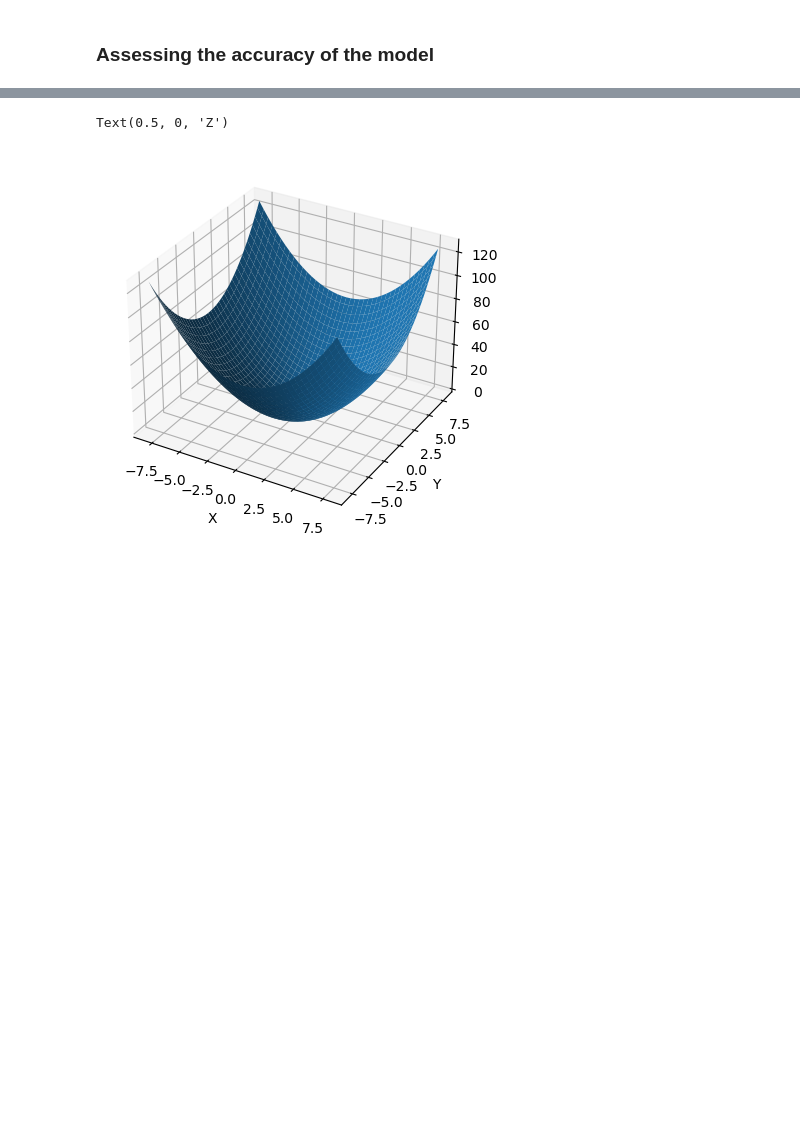
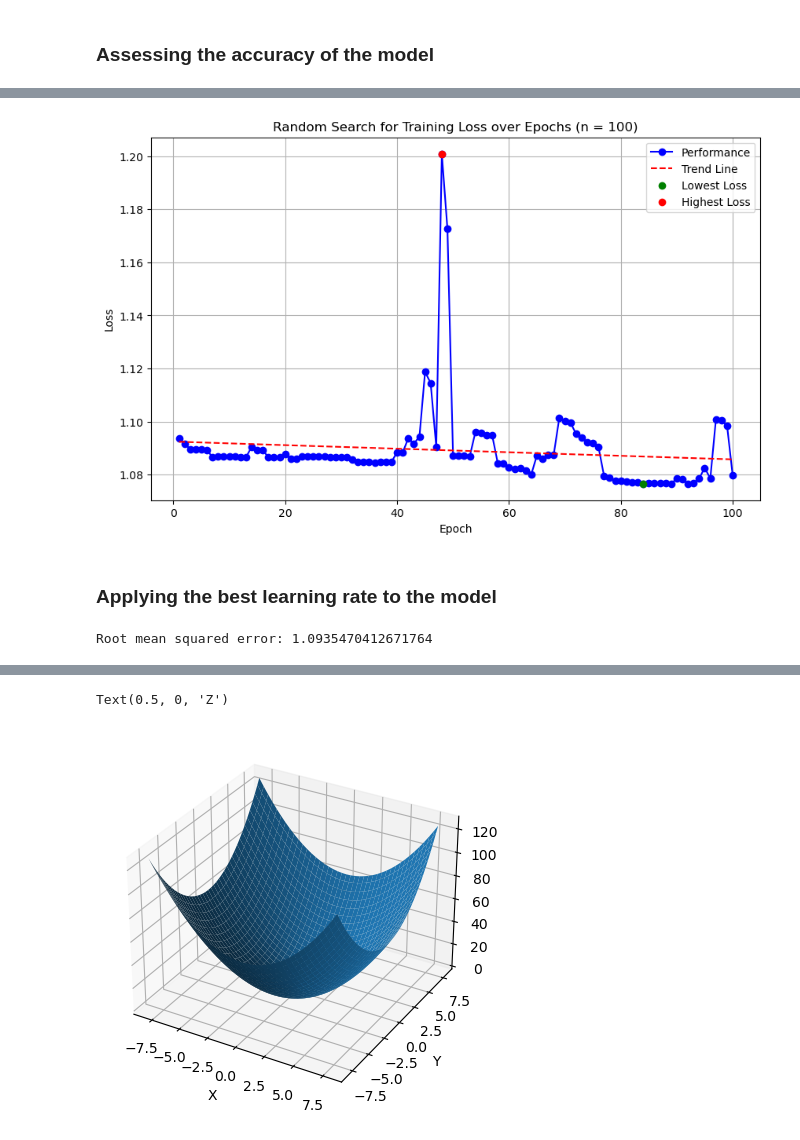
Before and after one commit to SamuelkohP04/Simple-Deep-Learning-NN, a Jupyter notebook: simple deep learning neural network.ipynb, the cells around one changed output, grey strips where cells are left out. Drawn from its saved outputs; the diff is of its cells as text; code cells hidden in the pictures; blank space fills up the shorter version.

```diff
--- a/simple deep learning neural network.ipynb
+++ b/simple deep learning neural network.ipynb
@@ -403,0 +329,6 @@ $\frac{dz}{dy} = x^{2} + 2y$.
+# %%
+x_copy = x.copy()
+y_copy = y.copy()
+
+w1_copy = w1.copy()
+w2_copy = w2.copy()
@@ -403,0 +385,58 @@ $\frac{dz}{dy} = x^{2} + 2y$.
+# %%
+epoch = list(range(1, 101))
+# %%
+# Find the index of the highest and lowest loss values
+lowest_idx = np.argmin(loss_arr)
+highest_idx = np.argmax(loss_arr)
+
+# Plot the loss curve
+plt.figure(figsize=(10, 6))
+plt.plot(epoch, loss_arr, marker='o', linestyle='-', color='b', label="Performance", markerfacecolor='b')
+
+# Overlay a linear regression line
+z = np.polyfit(epoch, loss_arr, 1)
+p = np.poly1d(z)
+trend_line = p(epoch)
+plt.plot(epoch, trend_line, 'r--', label="Trend Line")
+
+# Highlight the highest value in green
+plt.scatter(epoch[lowest_idx], loss_arr[lowest_idx], color='g', marker='o', label='Lowest Loss', zorder=5)
+
+# Highlight the lowest value in red
+plt.scatter(epoch[highest_idx], loss_arr[highest_idx], color='r', marker='o', label='Highest Loss', zorder=5)
+
+plt.xlabel("Epoch")
+plt.ylabel("Loss")
+plt.title("Random Search for Training Loss over Epochs (n = 100)")
+plt.grid(True)
+plt.legend()
+plt.show()
+# %% [output]
+[figure, added]
+# %% [markdown]
+### Applying the best learning rate to the model
+# %%
+h_values = x.dot(w1)
+h_relu = np.maximum(h_values, 0)
+y_pred = h_relu.dot(w2)
+
+loss = np.square(y_pred-y).sum()
+loss_array = np.append(loss_array, loss)
+indices = np.append(indices, i)
+grad_pred = 2 * (y_pred - y)
+
+grad_w2 = h_relu.T.dot(grad_pred)
+grad_h_relu = grad_pred.dot(w2.T)
+
+grad_h_values = grad_h_relu.copy()
+grad_h_values[h_values < 0] = 0
+
+grad_w1 = x.T.dot(grad_h_values)
+
+w1 = w1 - grad_w1 * best_learning_rate
+w2 = w2 - grad_w2 * best_learning_rate
+
+rmse = calculate_accuracy(y, y_pred)
+print("Root mean squared error:", rmse)
+# %% [output]
+Root mean squared error: 1.0935470412671764
```
Also changed, not shown: parts of 54 cells of this notebook.
